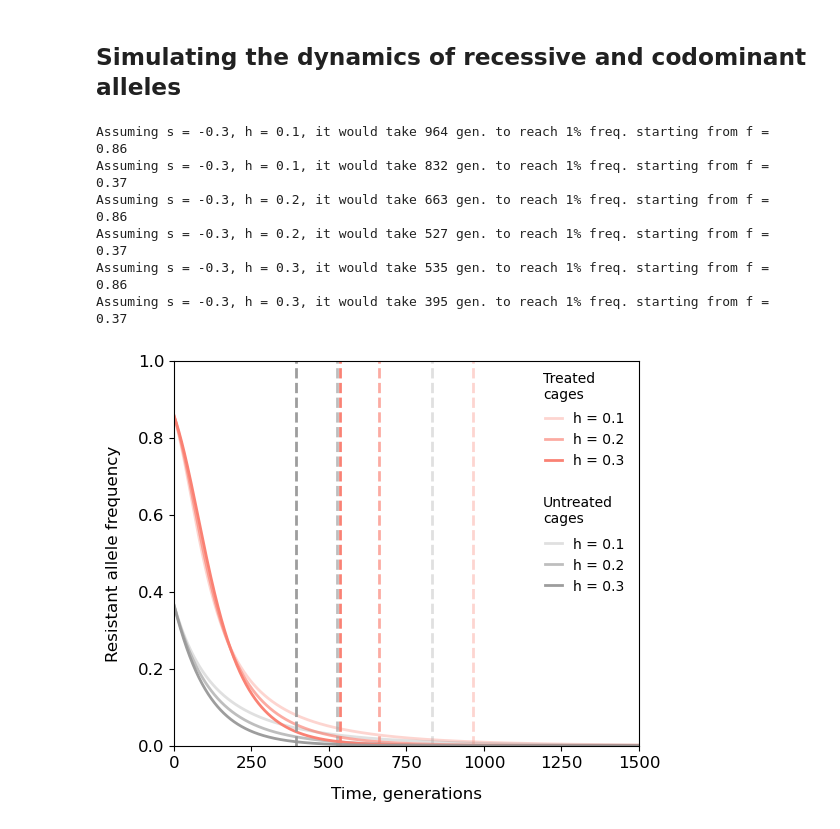
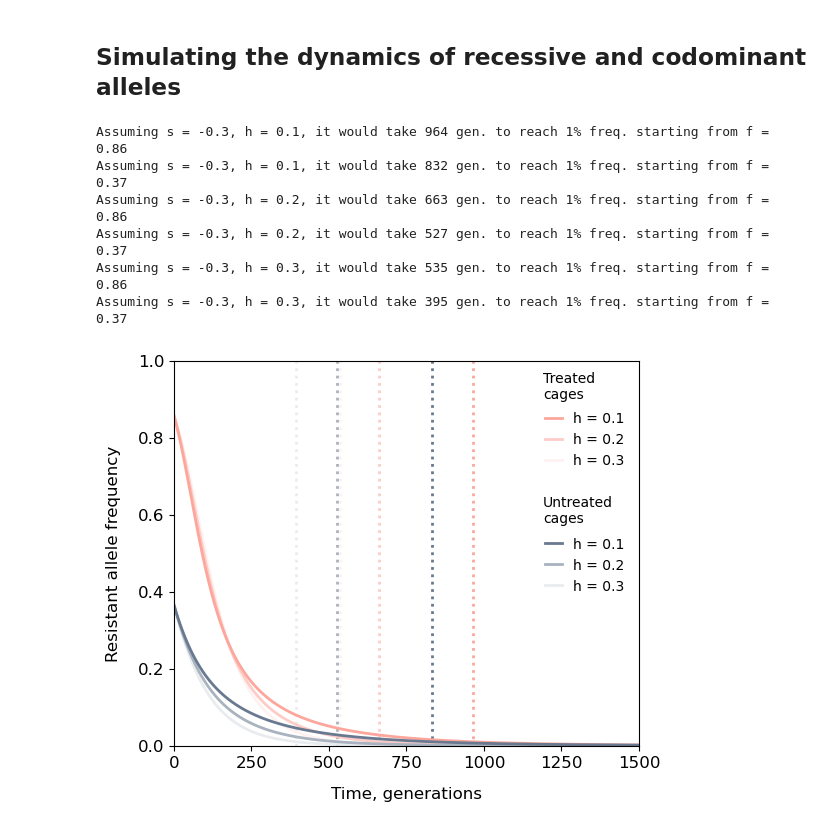
Before and after one commit to alyulina/dominance-reversal, a Jupyter notebook: simulations.ipynb, the cells around one changed output. Cells and saved outputs as stored; diff of their text form; code cells hidden in the pictures.

```diff
--- a/simulations.ipynb
+++ b/simulations.ipynb
@@ -395,30 +412,39 @@ for i, date in enumerate(dates_to_plot):
 
     for j, dose in enumerate(conc):
 
-        plt.scatter(dose, calculate_resistance_in_pop(gen_fs_g, viabilities[dose]), marker='o', facecolor='white', edgecolor='salmon')
-        plt.scatter(dose, calculate_resistance_in_pop(gen_fs_g_control, viabilities[dose]), marker='o', facecolor='white', edgecolor=grey)
+        plt.errorbar(x=dose, y=resistance_t_pesticide[date][j][0] / 100, yerr=resistance_t_pesticide[date][j][1] / 100,
+                     fmt='o', color=add_white(pink, 50))
+        plt.errorbar(x=dose, y=resistance_t_control[date][j][0] / 100, yerr=resistance_t_pesticide[date][j][1] / 100,
+                     fmt='o', color=add_white(blue, 50))
 
-        plt.errorbar(x=dose, y=resistance_t_pesticide[date][j][0] / 100, yerr=resistance_t_pesticide[date][j][1] / 100, fmt='o', color='salmon')
-        plt.errorbar(x=dose, y=resistance_t_control[date][j][0] / 100, yerr=resistance_t_pesticide[date][j][1] / 100, fmt='o', color=grey)
+        plt.scatter(dose, calculate_resistance_in_pop(gen_fs_g, viabilities[dose]),
+                    marker='o', color=pink, zorder=4)
+        plt.scatter(dose, calculate_resistance_in_pop(gen_fs_g_control, viabilities[dose]),
+                    marker='o', color=blue, zorder=4)
 
         sim_resistance_data.loc[len(sim_resistance_data.index)] = [calculate_resistance_in_pop(gen_fs_g, viabilities[dose]), 'pesticide', dose, date, int(date_generation_dose_dict[date][0])]
         sim_resistance_data.loc[len(sim_resistance_data.index)] = [calculate_resistance_in_pop(gen_fs_g_control, viabilities[dose]), 'control', dose, date, int(date_generation_dose_dict[date][0])]
 
     if i == 6: # this is just for the legend
-        plt.errorbar(x=-1, y=-1, yerr=0.5, fmt='o', color='salmon', label='Data, treated cages')
-        plt.scatter(-1, -1, marker='o', facecolor='white', edgecolor='salmon', label='Simulation, treated cages')
+        plt.errorbar(x=-1, y=-1, yerr=0.5, fmt='o', color=add_white(pink, 50), label='Data, treated cages')
+        plt.scatter(-1, -1, marker='o', color=pink, label='Simulation, treated cages')
 
-        plt.errorbar(x=-1, y=-1, yerr=0.5, fmt='o', color=grey, label='Data, untreated cages')
-        plt.scatter(-1, -1, marker='o', facecolor='white', edgecolor=grey, label='Simulation, untreated cages')
+        plt.errorbar(x=-1, y=-1, yerr=0.5, fmt='o', color=add_white(blue, 50), label='Data, untreated cages')
+        plt.scatter(-1, -1, marker='o', color=blue, label='Simulation, untreated cages')
 
-        plt.legend(frameon=False, fontsize=legendfontsize, loc='upper right', bbox_to_anchor=(1.95, 1.0, 0.0, 0.0), handletextpad=1);
+        handles, labels = plt.gca().get_legend_handles_labels()
+        order = [0, 2, 1, 3]
+        plt.legend([handles[i] for i in order], [labels[i] for i in order],
+                   frameon=False, fontsize=legendfontsize, loc='upper right', bbox_to_anchor=(1.95, 1.0, 0.0, 0.0), handletextpad=1);
+
+    plt.hlines([0, 0.2, 0.4, 0.6, 0.8, 1], -1, 16, zorder=-1, color=grey, alpha=0.3, linestyle=':')
 
     plt.yticks([0, 0.2, 0.4, 0.6, 0.8, 1], [0, 0.2, 0.4, 0.6, 0.8, 1])
     plt.xticks([0, 2.5, 5, 7.5, 10, 12.5, 15], [0, 2.5, 5, 7.5, 10, 12.5, 15])
 
     plt.tick_params(axis='both', labelsize=fontsize)
 
-    plt.ylim(0, 1)
+    plt.ylim(-0.1, 1.1)
     plt.xlim(-1, 16)
 
     plt.ylabel('Population resistance', fontsize=fontsize, labelpad=padsize);
@@ -466,7 +492,8 @@ for b in range(B):
 
 # mean, confidence intervals
 mean_slope_control = {}
-for c in [0.85, 0.9, 0.95]: # confidence levels
+cis = [0.75, 0.85, 0.95, 1]
+for c in cis: # confidence levels
     lower_percentile = (1.0 - c) / 2.0 * 100
     upper_percentile = (1.0 + c) / 2.0 * 100
 
@@ -499,7 +526,7 @@ for b in range(B):
 
 # mean, confidence intervals
 mean_slope = {}
-cis = [0.85, 0.9, 0.95]
+cis = [0.75, 0.85, 0.95, 1]
 for c in cis: # confidence levels
     lower_percentile = (1.0 - c) / 2.0 * 100
     upper_percentile = (1.0 + c) / 2.0 * 100
@@ -667,15 +698,15 @@ f_t_h.to_csv('./data/freq_dynamics_h.csv', index=False)
 
 
 for i, h in enumerate([0.1, 0.2, 0.3]):
-    plt.plot(range(10001), f_t(-0.03, h, f0, 10001), color='salmon', alpha=(i * 0.33 + 0.33), linewidth=2, label=f'h = {h}')
+    plt.plot(range(10001), f_t(-0.03, h, f0, 10001), color=add_white(pink, (i + 1) * 30), linewidth=2, label=f'h = {h}', zorder=-i)
     t_loss = range(10001)[next(i for i, value in enumerate(f_t(-0.03, h, f0, 10001)) if value < 0.01)]
-    plt.axvline(t_loss, color='salmon', linestyle='--', linewidth=2, alpha=(i * 0.33 + 0.33))
+    plt.axvline(t_loss, color=add_white(pink, (i + 1) * 30), linestyle=':', linewidth=2, zorder=-10)
 
     print(f'Assuming s = -0.3, h = {h}, it would take {t_loss} gen. to reach 1% freq. starting from f = {round(f0, 2)}')
 
-    plt.plot(range(10001), f_t(-0.03, h, f0_control, 10001), color=grey, alpha=(i * 0.33 + 0.3), linewidth=2, label=f'h = {h}')
+    plt.plot(range(10001), f_t(-0.03, h, f0_control, 10001), color=add_white(blue, (i + 1) * 30), linewidth=2, label=f'h = {h}', zorder=-i)
     t_loss = range(10001)[next(i for i, value in enumerate(f_t(-0.03, h, f0_control, 10001)) if value < 0.01)]
-    plt.axvline(t_loss, color=grey, linestyle='--', linewidth=2, alpha=(i * 0.33 + 0.3))
+    plt.axvline(t_loss, color=add_white(blue, (i + 1) * 30), linestyle=':', linewidth=2, zorder=-10)
 
     print(f'Assuming s = -0.3, h = {h}, it would take {t_loss} gen. to reach 1% freq. starting from f = {round(f0_control, 2)}')
 
@@ -683,31 +714,31 @@ plt.xlim(1, 1500)
 plt.ylim(0, 1)
 
 plt.xticks([0, 250, 500, 750, 1000, 1250, 1500])
 plt.tick_params(axis='both', labelsize=fontsize)
 
 # for legend:
 plt.plot([-1, -1], [-1, -1], color='white', alpha=0, label=' ')
 plt.plot([-1, -1], [-1, -1], color='white', alpha=0, label=' ')
 plt.plot([-1, -1], [-1, -1], color='white', alpha=0, label=' ')
 
 handles, labels = plt.gca().get_legend_handles_labels()
 order = [0, 2, 4, 6, 7, 8, 1, 3, 5]
 plt.legend([handles[idx] for idx in order],[labels[idx] for idx in order],
            frameon=False, fontsize=legendfontsize, ncol=1, loc='upper right',
            bbox_to_anchor=(0.995, 0.9), handlelength=1.2, columnspacing=1);
 
 plt.text(1190, 0.9, 'Treated\ncages', fontsize=legendfontsize)
 plt.text(1190, 0.58, 'Untreated\ncages', fontsize=legendfontsize)
 
 plt.xlabel('Time, generations', fontsize=fontsize, labelpad=padsize)
 plt.ylabel('Resistant allele frequency', fontsize=fontsize, labelpad=padsize)
 
 plt.savefig('./figs/loss_time.pdf', dpi=600, bbox_inches='tight')
 # %% [output]
 Assuming s = -0.3, h = 0.1, it would take 964 gen. to reach 1% freq. starting from f = 0.86
 Assuming s = -0.3, h = 0.1, it would take 832 gen. to reach 1% freq. starting from f = 0.37
 Assuming s = -0.3, h = 0.2, it would take 663 gen. to reach 1% freq. starting from f = 0.86
 Assuming s = -0.3, h = 0.2, it would take 527 gen. to reach 1% freq. starting from f = 0.37
 Assuming s = -0.3, h = 0.3, it would take 535 gen. to reach 1% freq. starting from f = 0.86
 Assuming s = -0.3, h = 0.3, it would take 395 gen. to reach 1% freq. starting from f = 0.37
-[figure, old version]
+[figure, new version]
```
Also changed, not shown: parts of 6 cells of this notebook.
